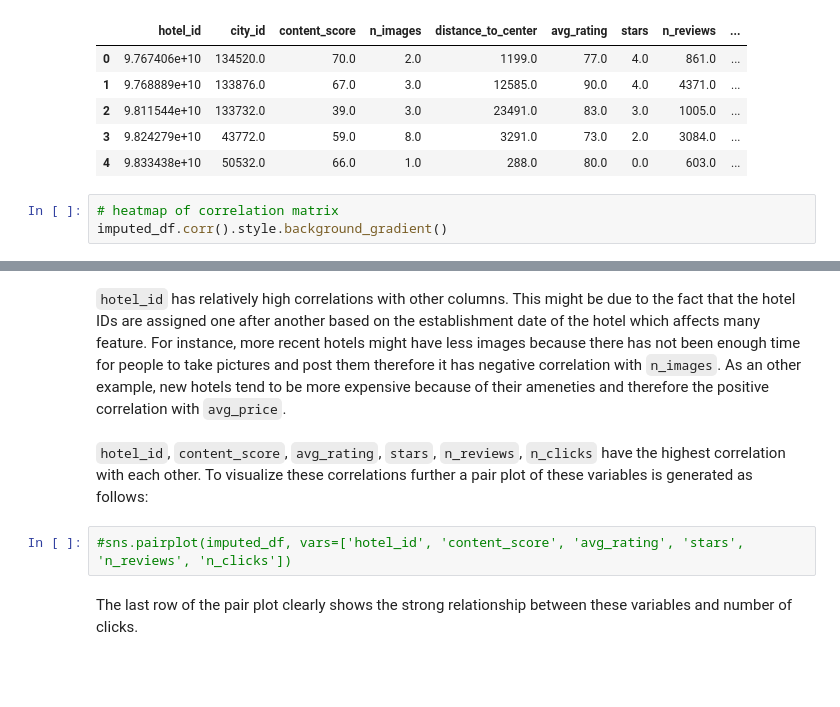
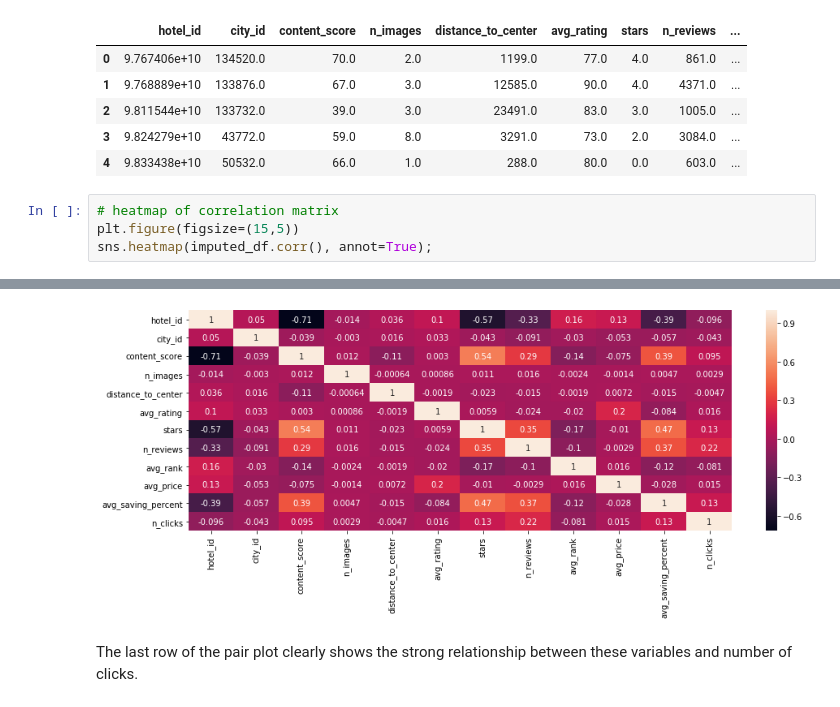
Before and after one commit to alireza-alizadegan/Hotel-Website, a Jupyter notebook: Hotel Website.ipynb, the cells around one changed output, grey strips where cells are left out. Saved outputs shown, nothing was run; the diff lists cells and outputs as text; blank space fills up the shorter version.

```diff
--- a/Hotel Website.ipynb
+++ b/Hotel Website.ipynb
@@ -452,5 +452,6 @@ imputed_df.head()
 | 4 | 9.833438e+10 | 50532.0 | 66.0 | 1.0 | 288.0 | 80.0 | 0.0 | 603.0 | ... |
 # %%
 # heatmap of correlation matrix
-imputed_df.corr().style.background_gradient()
+plt.figure(figsize=(15,5))
+sns.heatmap(imputed_df.corr(), annot=True);
 # %% [output]
@@ -470,9 +458,4 @@ imputed_df.corr().style.background_gradient()
+[figure, added]
-# %% [markdown]
-`hotel_id` has relatively high correlations with other columns. This might be due to the fact that the hotel IDs are assigned one after another based on the establishment date of the hotel which affects many feature. For instance, more recent hotels might have less images because there has not been enough time for people to take pictures and post them therefore it has negative correlation with `n_images`. As an other example, new hotels tend to be more expensive because of their ameneties and therefore the positive correlation with `avg_price`.
-# %% [markdown]
-`hotel_id`, `content_score`, `avg_rating`, `stars`, `n_reviews`, `n_clicks` have the highest correlation with each other. To visualize these correlations further a pair plot of these variables is generated as follows:
-# %%
-#sns.pairplot(imputed_df, vars=['hotel_id', 'content_score', 'avg_rating', 'stars', 'n_reviews', 'n_clicks'])
 # %% [markdown]
 The last row of the pair plot clearly shows the strong relationship between these variables and number of clicks.
 # %% [markdown]
```
Also changed, not shown: parts of 2 cells of this notebook.
